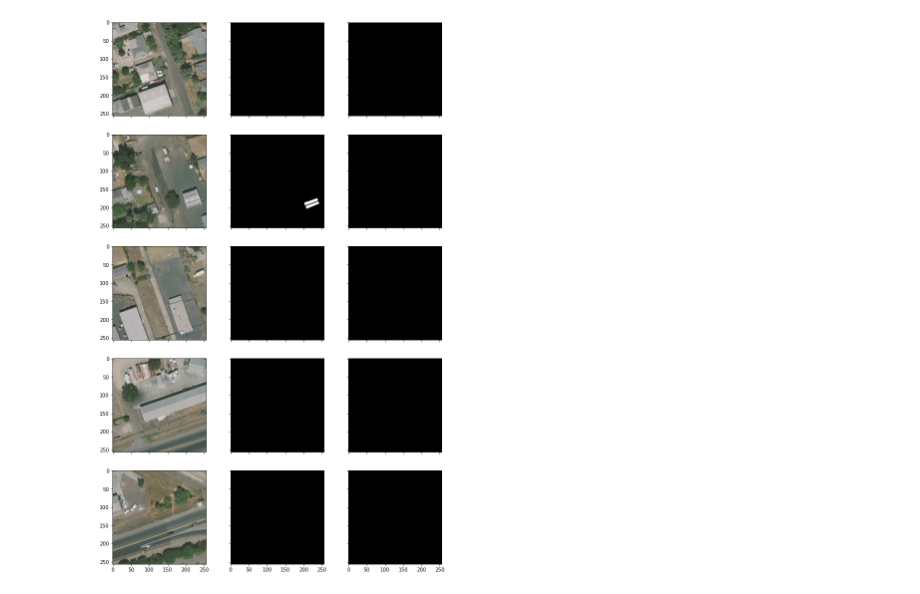
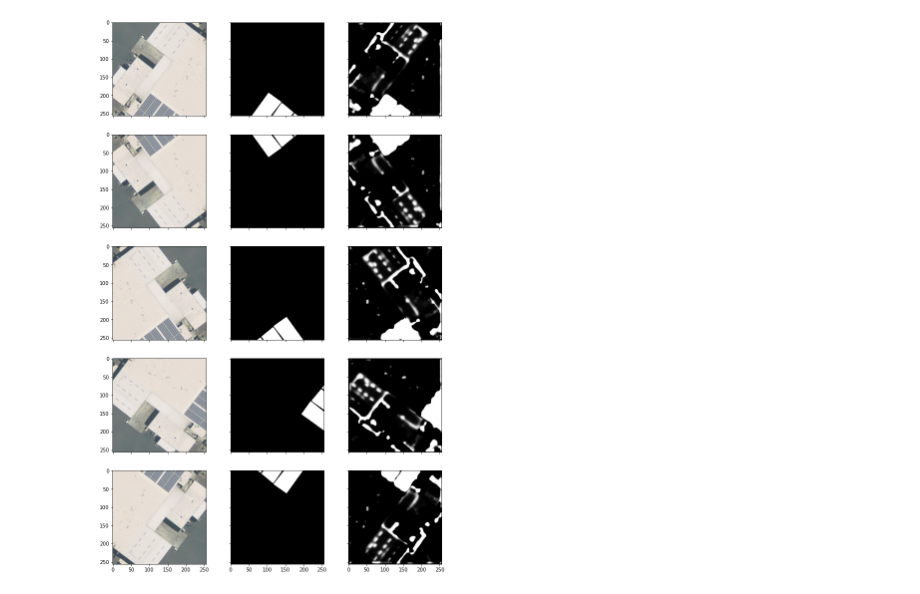
Before and after one commit to francois-rozet/adopptrs, a Jupyter notebook: python/unet.ipynb, the cells around one changed output. Saved outputs shown, nothing was run; the diff lists cells and outputs as text; code cells hidden in the pictures.

Commit message:
Data augmentation and training

```diff
--- a/python/unet.ipynb
+++ b/python/unet.ipynb
@@ -135,22 +67,0 @@ torch.save(model.state_dict(), '../products/models/unet.pth')
-# %%
-model.eval()
-
-dataset.start = dataset.end
-dataset.end += 5 # validation set
-
-dataloader = data.DataLoader(dataset, batch_size=5, num_workers=0)
-
-with torch.no_grad():
-    losses = list()
-
-    for inputs, targets in dataloader:
-        inputs = inputs.to(device)
-        targets = targets.to(device)
-
-        outputs = model(inputs)
-        loss = criterion(outputs, targets)
-        losses.append(loss.item())
-
-loss = np.mean(losses)
-
-print('Loss = {}'.format(loss))
@@ -158,0 +68,5 @@ Loss = 0.12088091529715642
+# %%
+import train
+
+best = train.train(model, (trainloader, validloader), criterion, optimizer, 5)
+model.load_state_dict(best)
@@ -159,18 +92,20 @@ Loss = 0.12088091529715642
 # %%
+import torch
+
 model.eval()
 
-for inputs, targets in dataloader:
-    if targets.sum().item() > 0:
+with torch.no_grad():
+    for inputs, targets in validloader:
         break
 
-inputs = inputs.to(device)
-targets = targets.to(device)
-outputs = model(inputs)
+    inputs = inputs.cuda()
+    targets = targets.cuda()
+    outputs = model(inputs)
 
 plot_alongside(
     inputs.cpu(),
     targets.cpu(),
-    outputs.cpu(),
+    outputs.cpu()
 )
 # %% [output]
-[figure, old version]
+[figure, new version]
```
Also changed, not shown: parts of 11 cells of this notebook, 4 other files.
